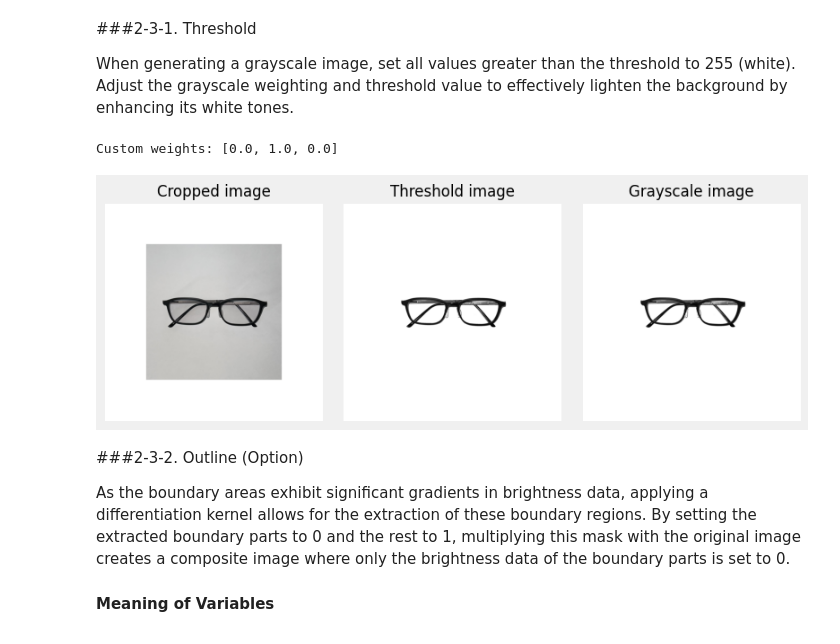
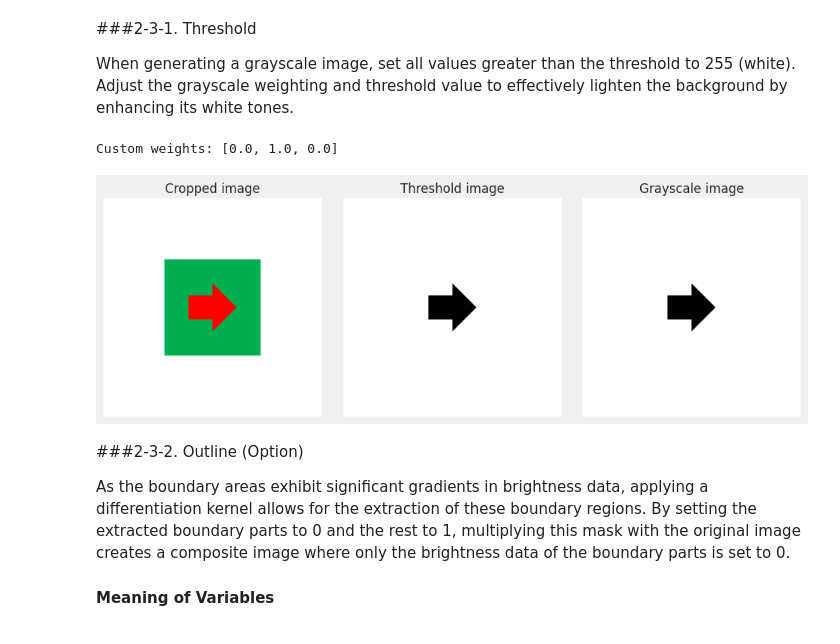
Before and after one commit to nobu-n2002/PixelNote, a Jupyter notebook: PixelNote.ipynb, the cells around one changed output. Saved outputs shown, nothing was run; the diff lists cells and outputs as text; code cells hidden in the pictures.

```diff
--- a/PixelNote.ipynb
+++ b/PixelNote.ipynb
@@ -92,7 +92,7 @@ def heif_to_image(path):
 
 # Parameters
 use_upload = False  # @param {type:"boolean"}
-file_path = "/content/IMG_0988.heic"  # @param {type:"string"}
+file_path = "/content/arrow.png"  # @param {type:"string"}
 upload_button = None
 
 # Upload files if selected
@@ -313,35 +312,35 @@ if inverse:
     print('Input image successfully inversed')
 
 # Save grayscale image
 if inverse:
   cv2.imwrite(file_path_gray, IMG_GRAY_INVERSE)
 else:
   cv2.imwrite(file_path_gray, IMG_GRAY)
 
 # Display images side by side using subplot
-fig, axs = plt.subplots(1, 3, figsize=(10, 5))
+fig, axs = plt.subplots(1, 3, figsize=(12, 5))
 
 # Display the cropped image
 axs[0].imshow(cv2.cvtColor(cv2.imread(file_path_cropped), cv2.COLOR_BGR2RGB))
 axs[0].set_title('Cropped image')
 axs[0].axis('off')
 
 # Display the threshold image
 axs[1].imshow(cv2.cvtColor(cv2.imread(file_path_threshold), cv2.COLOR_BGR2RGB))
 axs[1].set_title('Threshold image')
 axs[1].axis('off')
 
 # Display the grayscale image
 axs[2].imshow(cv2.cvtColor(cv2.imread(file_path_gray), cv2.COLOR_BGR2RGB))
 axs[2].set_title('Grayscale image')
 axs[2].axis('off')
 
 fig.patch.set_facecolor('#F0F0F0')
 plt.subplots_adjust(wspace=0.1)
 plt.show()
 # %% [output]
 Custom weights: [0.0, 1.0, 0.0]
-[figure, old version]
+[figure, new version]
 # %% [markdown]
 ###2-3-2. Outline (Option)
 
```
Also changed, not shown: parts of 11 cells of this notebook.
